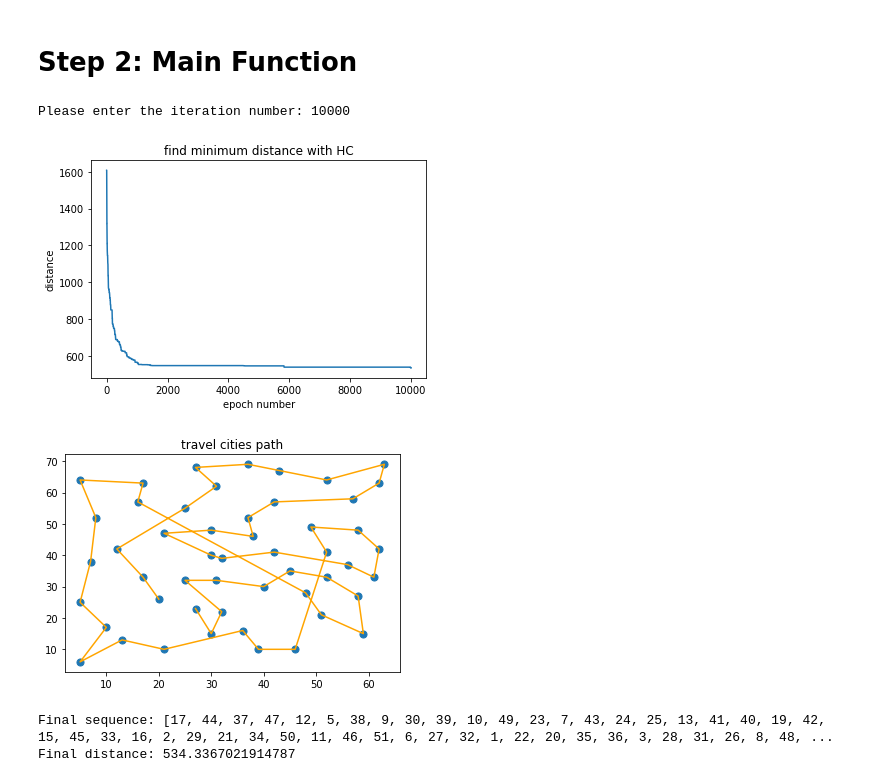
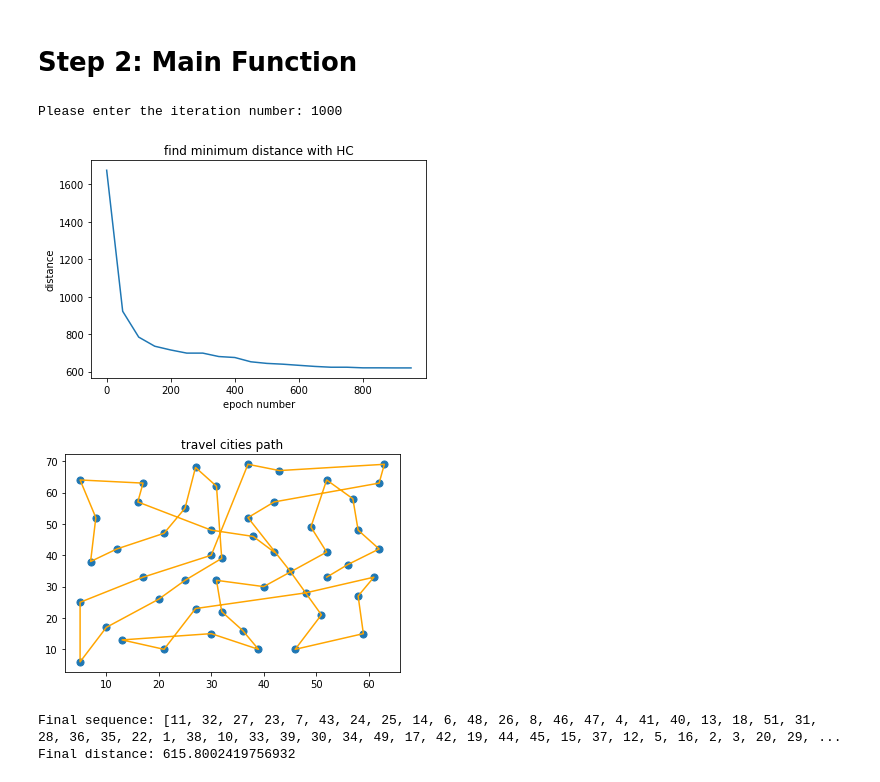
Before and after one commit to RogerTsai917/TSP-Solution, a Jupyter notebook: HC(basic).ipynb, the cells around one changed output. Drawn from its saved outputs; the diff is of its cells as text; code cells hidden in the pictures.

```diff
--- a/HC(basic).ipynb
+++ b/HC(basic).ipynb
@@ -98,40 +99,44 @@ local_min_distance = 0
 
 dic = readfile()
 
 iter_num = input('Please enter the iteration number:')
 iter_num = int(iter_num)
 
-# #Execute
-# import pandas as pd
+swap_citices_number = 4
+iteration_per_frames = 50
+
 epcho_list = []
+sequence_list = []
 distance_list = []
 
 for i in range(iter_num):
-    different_combination_list = createRandomCombination(local_min_sequence, 4)
+    different_combination_list = createRandomCombination(local_min_sequence, swap_citices_number)
     local_min_sequence, local_min_distance= determine(different_combination_list, dic)
-    epcho_list.append(i)
-    distance_list.append(local_min_distance)
+    if i % iteration_per_frames == 0:
+        epcho_list.append(i)
+        sequence_list.append(local_min_sequence)
+        distance_list.append(local_min_distance)
 
 #Output
 plt.xlabel('epoch number')
 plt.ylabel('distance')
 plt.title('find minimum distance with HC')
 plt.plot(epcho_list, distance_list)
 
 
 plt.figure()
 plt.title('travel cities path')
 x, y = getPath(local_min_sequence, dic)
 plt.scatter(x, y, s=50)
 plt.plot(x, y, 'orange')
 
 plt.show()
 
 print('\nFinal sequence:',local_min_sequence)
 print('Final distance:',local_min_distance)
 # %% [output]
-Please enter the iteration number: 10000
+Please enter the iteration number: 1000
-[figure, old version]
+[figure, new version]
-[figure, old version]
+[figure, new version]
-Final sequence: [17, 44, 37, 47, 12, 5, 38, 9, 30, 39, 10, 49, 23, 7, 43, 24, 25, 13, 41, 40, 19, 42, 15, 45, 33, 16, 2, 29, 21, 34, 50, 11, 46, 51, 6, 27, 32, 1, 22, 20, 35, 36, 3, 28, 31, 26, 8, 48, ...
-Final distance: 534.3367021914787
+Final sequence: [11, 32, 27, 23, 7, 43, 24, 25, 14, 6, 48, 26, 8, 46, 47, 4, 41, 40, 13, 18, 51, 31, 28, 36, 35, 22, 1, 38, 10, 33, 39, 30, 34, 49, 17, 42, 19, 44, 45, 15, 37, 12, 5, 16, 2, 3, 20, 29, ...
+Final distance: 615.8002419756932
```
Also changed, not shown: parts of 2 cells of this notebook.
